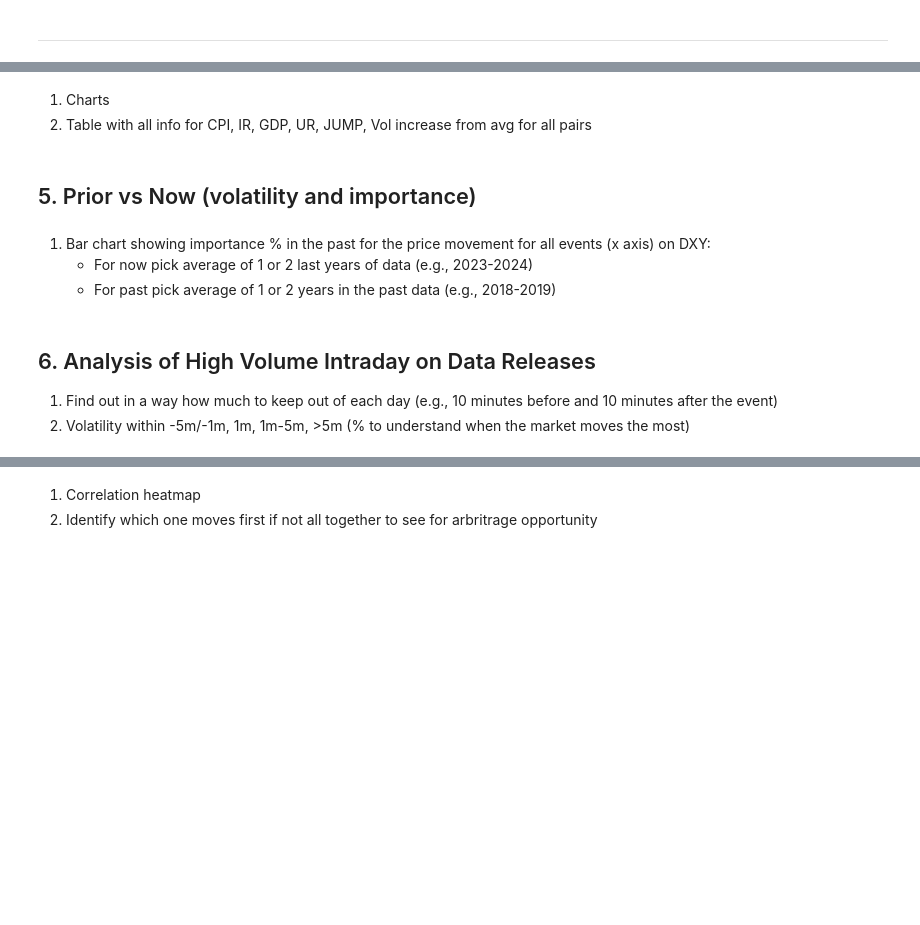
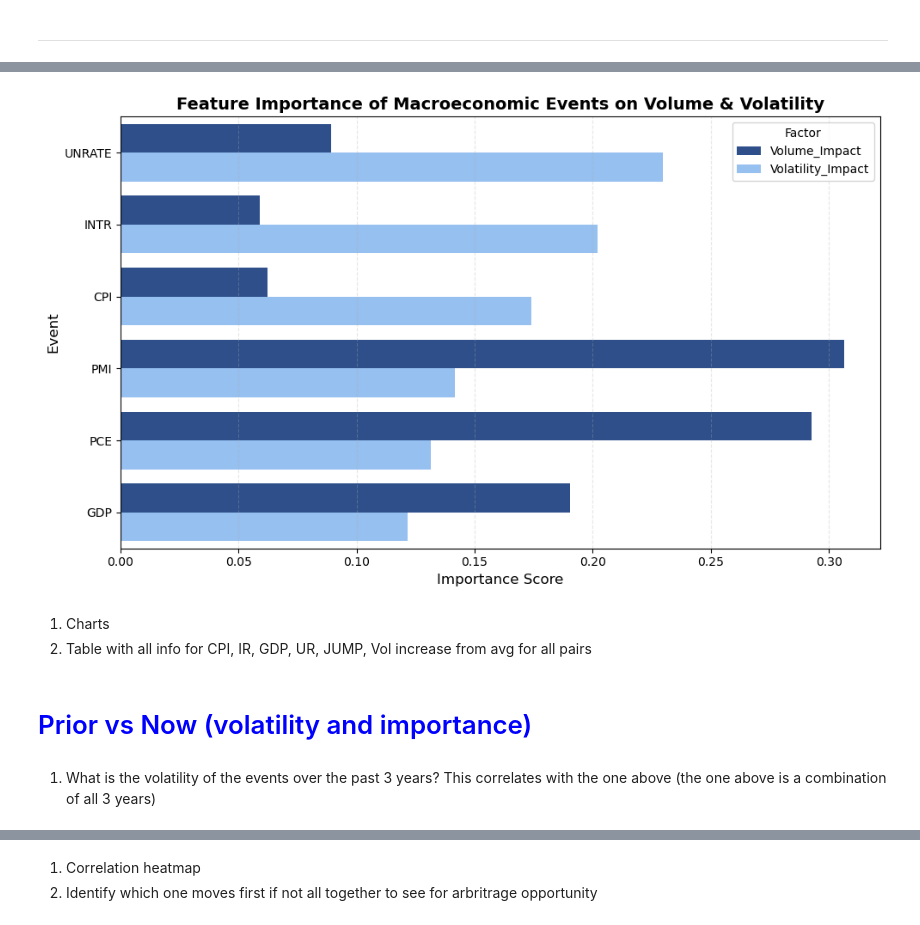
Before and after one commit to Modi1997/FX-HFT-Effects-on-US-Macro-Data, a Jupyter notebook: FX HFT Effects on US Macroeconomic Data Releases.ipynb, the cells around one changed output, grey strips where cells are left out. Drawn from its saved outputs; the diff is of its cells as text; code cells hidden in the pictures; blank space fills up the shorter version.

```diff
--- a/FX HFT Effects on US Macroeconomic Data Releases.ipynb
+++ b/FX HFT Effects on US Macroeconomic Data Releases.ipynb
@@ -548,13 +690,51 @@ Most volatile timeframe for USDGBP during CPI on 2025-02-12: 2025-02-12 13:29:00
+# %%
+def compute_event_importance(df):
+    """
+    Computes the importance of macroeconomic events on Volume and Volatility.
+
+    Parameters:
+    - df (pd.DataFrame): Dataset containing macro events and FX market data.
+
+    Returns:
+    - pd.DataFrame: Dataframe with feature importance scores.
+    """
+
+    # One-Hot Encode Event Types
+    events = pd.get_dummies(df["Ticker"])
+    df = pd.concat([df, events], axis=1)
+
+    # Define target variables
+    df["Volume_Impact"] = df[["USDEUR_Volume", "USDGBP_Volume", "USDCNH_Volume"]].mean(axis=1)
+    df["Volatility_Impact"] = df[["USDEUR_VolatilityMultiplier", "USDGBP_VolatilityMultiplier", "USDCNH_Volatility_Multiplier"]].mean(axis=1)
+
+    # Define features (Event Types)
+    X = df[events.columns]
+    y_volume = df["Volume_Impact"]
+    y_volatility = df["Volatility_Impact"]
+
+    # Train Random Forest Regressors
+    rf_volume = RandomForestRegressor(n_estimators=100, random_state=42)
+    rf_volume.fit(X, y_volume)
+
+    rf_volatility = RandomForestRegressor(n_estimators=100, random_state=42)
+    rf_volatility.fit(X, y_volatility)
+
+    # Compute feature importance
+    importance_df = pd.DataFrame({
+        "Event": X.columns,
+        "Volume_Impact": rf_volume.feature_importances_,
+        "Volatility_Impact": rf_volatility.feature_importances_
+    }).sort_values(by="Volatility_Impact", ascending=False)
+
+    return importance_df
+
+plot_event_importance(compute_event_importance(final_data))
+# %% [output]
+[figure, added]
 # %% [markdown]
 1. Charts
 2. Table with all info for CPI, IR, GDP, UR, JUMP, Vol increase from avg for all pairs
 # %% [markdown]
-## 5. Prior vs Now (volatility and importance)
+# <span style="color:blue"> Prior vs Now (volatility and importance)</span>
 # %% [markdown]
-1. Bar chart showing importance % in the past for the price movement for all events (x axis) on DXY:
-    * For now pick average of 1 or 2 last years of data (e.g., 2023-2024)
-    * For past pick average of 1 or 2 years in the past data (e.g., 2018-2019)
+1. What is the volatility of the events over the past 3 years? This correlates with the one above (the one above is a combination of all 3 years)
-# %% [markdown]
-## 6. Analysis of High Volume Intraday on Data Releases
-1. Find out in a way how much to keep out of each day (e.g., 10 minutes before and 10 minutes after the event)
-2. Volatility within -5m/-1m, 1m, 1m-5m, >5m (% to understand when the market moves the most)
```
Also changed, not shown: parts of 23 cells of this notebook, 3 other files.
